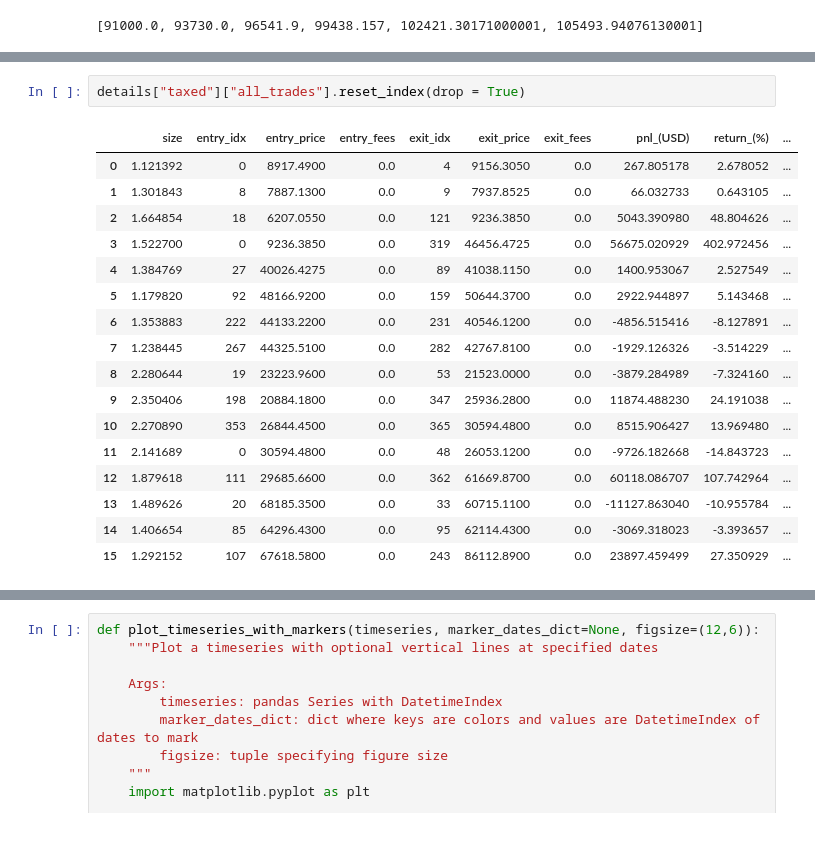
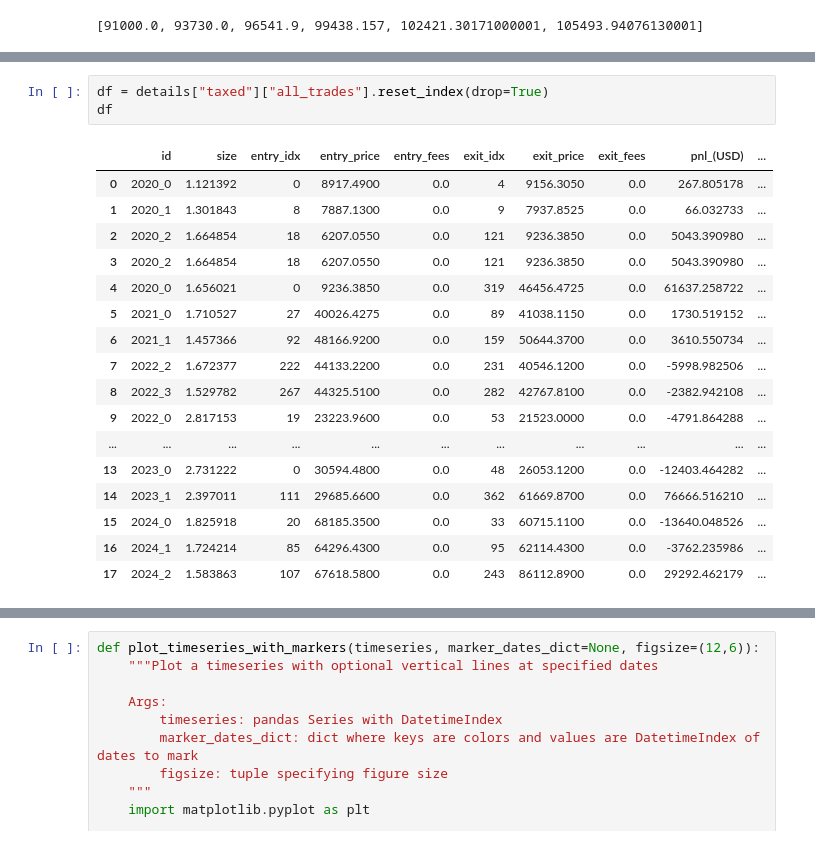
Before and after one commit to HelloThereMatey/vbt_tax, a Jupyter notebook: vbt_bitty_42Macro.ipynb, the cells around one changed output, grey strips where cells are left out. Cells and saved outputs as stored; diff of their text form.

```diff
--- a/vbt_bitty_42Macro.ipynb
+++ b/vbt_bitty_42Macro.ipynb
@@ -466,23 +477,24 @@ Adjusted final portfolio value for taxed_pf to 108865.2011710381 to account for
 # %%
-details["taxed"]["all_trades"].reset_index(drop = True)
+df = details["taxed"]["all_trades"].reset_index(drop=True)
+df
 # %% [output]
-|  | size | entry_idx | entry_price | entry_fees | exit_idx | exit_price | exit_fees | pnl_(USD) | return_(%) | ... |
-| 0 | 1.121392 | 0 | 8917.4900 | 0.0 | 4 | 9156.3050 | 0.0 | 267.805178 | 2.678052 | ... |
-| 1 | 1.301843 | 8 | 7887.1300 | 0.0 | 9 | 7937.8525 | 0.0 | 66.032733 | 0.643105 | ... |
-| 2 | 1.664854 | 18 | 6207.0550 | 0.0 | 121 | 9236.3850 | 0.0 | 5043.390980 | 48.804626 | ... |
-| 3 | 1.522700 | 0 | 9236.3850 | 0.0 | 319 | 46456.4725 | 0.0 | 56675.020929 | 402.972456 | ... |
-| 4 | 1.384769 | 27 | 40026.4275 | 0.0 | 89 | 41038.1150 | 0.0 | 1400.953067 | 2.527549 | ... |
-| 5 | 1.179820 | 92 | 48166.9200 | 0.0 | 159 | 50644.3700 | 0.0 | 2922.944897 | 5.143468 | ... |
-| 6 | 1.353883 | 222 | 44133.2200 | 0.0 | 231 | 40546.1200 | 0.0 | -4856.515416 | -8.127891 | ... |
-| 7 | 1.238445 | 267 | 44325.5100 | 0.0 | 282 | 42767.8100 | 0.0 | -1929.126326 | -3.514229 | ... |
-| 8 | 2.280644 | 19 | 23223.9600 | 0.0 | 53 | 21523.0000 | 0.0 | -3879.284989 | -7.324160 | ... |
-| 9 | 2.350406 | 198 | 20884.1800 | 0.0 | 347 | 25936.2800 | 0.0 | 11874.488230 | 24.191038 | ... |
-| 10 | 2.270890 | 353 | 26844.4500 | 0.0 | 365 | 30594.4800 | 0.0 | 8515.906427 | 13.969480 | ... |
-| 11 | 2.141689 | 0 | 30594.4800 | 0.0 | 48 | 26053.1200 | 0.0 | -9726.182668 | -14.843723 | ... |
-| 12 | 1.879618 | 111 | 29685.6600 | 0.0 | 362 | 61669.8700 | 0.0 | 60118.086707 | 107.742964 | ... |
-| 13 | 1.489626 | 20 | 68185.3500 | 0.0 | 33 | 60715.1100 | 0.0 | -11127.863040 | -10.955784 | ... |
-| 14 | 1.406654 | 85 | 64296.4300 | 0.0 | 95 | 62114.4300 | 0.0 | -3069.318023 | -3.393657 | ... |
-| 15 | 1.292152 | 107 | 67618.5800 | 0.0 | 243 | 86112.8900 | 0.0 | 23897.459499 | 27.350929 | ... |
+|  | id | size | entry_idx | entry_price | entry_fees | exit_idx | exit_price | exit_fees | pnl_(USD) | ... |
+| 0 | 2020_0 | 1.121392 | 0 | 8917.4900 | 0.0 | 4 | 9156.3050 | 0.0 | 267.805178 | ... |
+| 1 | 2020_1 | 1.301843 | 8 | 7887.1300 | 0.0 | 9 | 7937.8525 | 0.0 | 66.032733 | ... |
+| 2 | 2020_2 | 1.664854 | 18 | 6207.0550 | 0.0 | 121 | 9236.3850 | 0.0 | 5043.390980 | ... |
+| 3 | 2020_2 | 1.664854 | 18 | 6207.0550 | 0.0 | 121 | 9236.3850 | 0.0 | 5043.390980 | ... |
+| 4 | 2020_0 | 1.656021 | 0 | 9236.3850 | 0.0 | 319 | 46456.4725 | 0.0 | 61637.258722 | ... |
+| 5 | 2021_0 | 1.710527 | 27 | 40026.4275 | 0.0 | 89 | 41038.1150 | 0.0 | 1730.519152 | ... |
+| 6 | 2021_1 | 1.457366 | 92 | 48166.9200 | 0.0 | 159 | 50644.3700 | 0.0 | 3610.550734 | ... |
+| 7 | 2022_2 | 1.672377 | 222 | 44133.2200 | 0.0 | 231 | 40546.1200 | 0.0 | -5998.982506 | ... |
+| 8 | 2022_3 | 1.529782 | 267 | 44325.5100 | 0.0 | 282 | 42767.8100 | 0.0 | -2382.942108 | ... |
+| 9 | 2022_0 | 2.817153 | 19 | 23223.9600 | 0.0 | 53 | 21523.0000 | 0.0 | -4791.864288 | ... |
+| ... | ... | ... | ... | ... | ... | ... | ... | ... | ... | ... |
+| 13 | 2023_0 | 2.731222 | 0 | 30594.4800 | 0.0 | 48 | 26053.1200 | 0.0 | -12403.464282 | ... |
+| 14 | 2023_1 | 2.397011 | 111 | 29685.6600 | 0.0 | 362 | 61669.8700 | 0.0 | 76666.516210 | ... |
+| 15 | 2024_0 | 1.825918 | 20 | 68185.3500 | 0.0 | 33 | 60715.1100 | 0.0 | -13640.048526 | ... |
+| 16 | 2024_1 | 1.724214 | 85 | 64296.4300 | 0.0 | 95 | 62114.4300 | 0.0 | -3762.235986 | ... |
+| 17 | 2024_2 | 1.583863 | 107 | 67618.5800 | 0.0 | 243 | 86112.8900 | 0.0 | 29292.462179 | ... |
 # %%
 holder_signal = pd.Series(np.nan, index = price.index)
 holder_signal.iloc[0] = 1; holder_signal.iloc[-1] = 0
```
Also changed, not shown: parts of 31 cells of this notebook, 1 other file.
